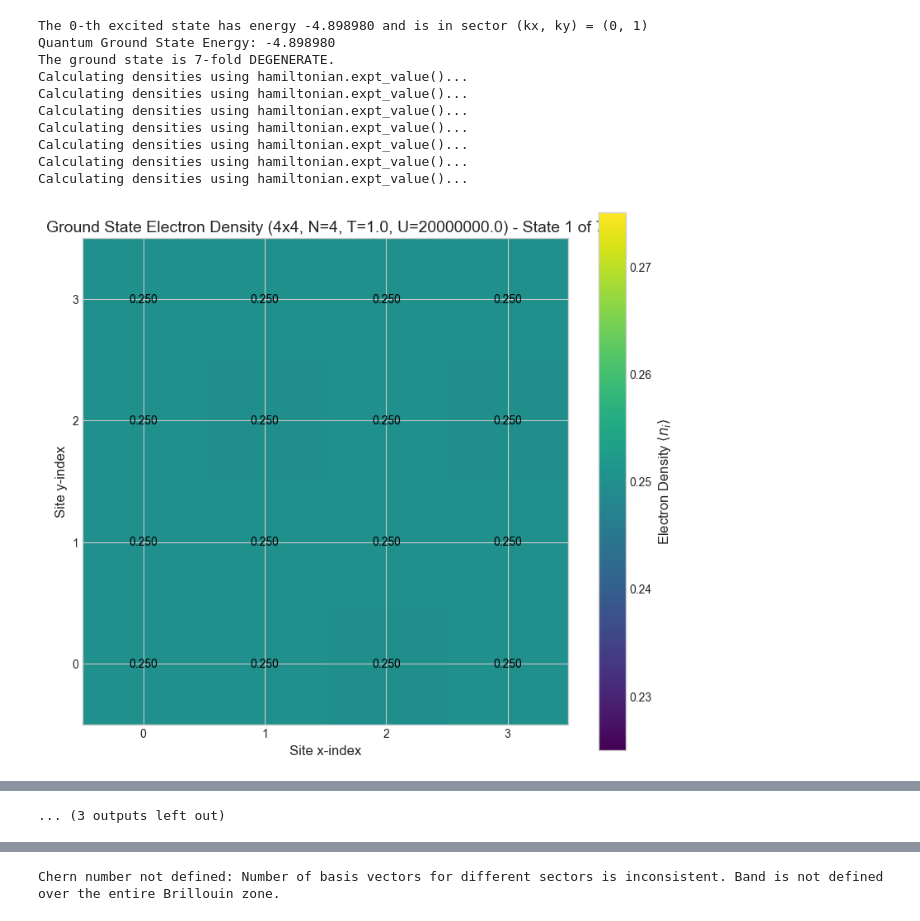
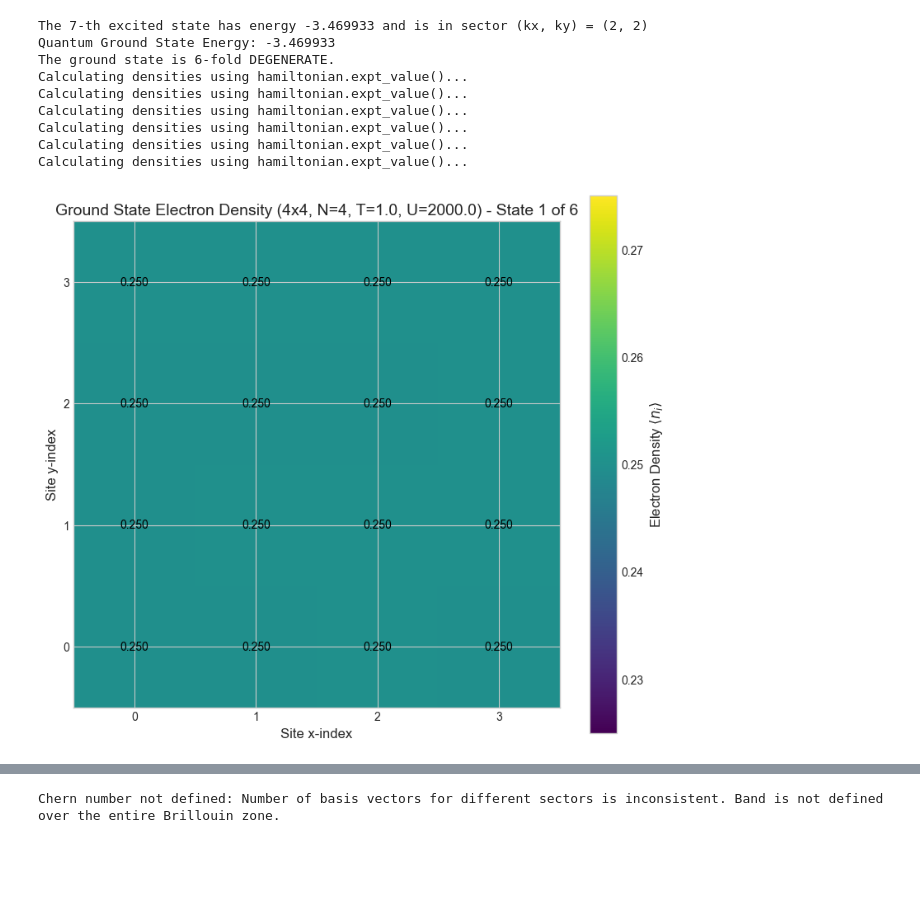
Before and after one commit to Maxlupo014/spinless_fermions_in_B, a Jupyter notebook: spinless_fermions_in_B.ipynb, the cells around one changed output, grey strips where cells are left out. Saved outputs shown, nothing was run; the diff lists cells and outputs as text; code cells hidden in the pictures; blank space fills up the shorter version.

```diff
--- a/spinless_fermions_in_B.ipynb
+++ b/spinless_fermions_in_B.ipynb
@@ -33,7 +33,7 @@ def calculate_density(vector, N_sites, basis_full):
     method for a symmetry-reduced basis.
     """
 
-    densities = np.zeros(N_sites, dtype=np.float64)
+    densities = np.zeros(N_sites, dtype=np.complex128)
 
 
     print("Calculating densities using hamiltonian.expt_value()...")
@@ -48,7 +48,7 @@ def calculate_density(vector, N_sites, basis_full):
         n_j_op = hamiltonian(op_list, [],
                             basis=basis_full,
                             check_symm=False,
-                            check_herm=False, check_pcon=False, dtype=np.float64) # 'n' is hermitian
+                            check_herm=False, check_pcon=False, dtype=np.complex128) # 'n' is hermitian
 
         # 5. Calculate the expectation value
         #    This computes <psi_k | n_j | psi_k>
@@ -362,7 +362,7 @@ def find_lowest_energies_per_k_sector(Lx, Ly, Nf, t, V, p, q ,kx_sector, ky_sect
     """
     basis= build_fermion_basis_with_translations(Lx, Ly, q, kx_sector, ky_sector, Nf)
     if p==0 or q==1: ###IMPLEMENT; READ DOCUMENTATOIN  FOR IMPROVEMENT
-        type=np.float64
+        type=np.complex128
     else:
         type=np.complex128
 
@@ -398,7 +398,7 @@ def find_lowest_energies_per_k_sector(Lx, Ly, Nf, t, V, p, q ,kx_sector, ky_sect
 
     #try to break degeneracy due to finite size
     if perturbation:
-        eps = 1e-5
+        eps = 1e-4
         epsilon_term = [[eps*(-1)**(i), map_double_index_to_single(i,j,Lx,Ly) ] for i in range(Lx) for j in range(Ly)]
         # epsilon_term = [[-eps, map_double_index_to_single(0,0,L)]]
         force_degeneracy = [["n", epsilon_term]]
@@ -421,8 +421,8 @@ def find_lowest_energies_per_k_sector(Lx, Ly, Nf, t, V, p, q ,kx_sector, ky_sect
 
     # The eigsh call finds the lowest eigenvalue ("SA" = Smallest Algebraic)
     # and its corresponding eigenvector.
-    energy, ground_state = H.eigsh(k=vec_number, which="SA")#, v0=v0)
-    #energy, ground_state = H.eigh()
+    #energy, ground_state = H.eigsh(k=vec_number, which="SA")#, v0=v0)
+    energy, ground_state = H.eigh()
     print(f"\nGround state energy for 2D system:", energy)
 
     return energy, ground_state, basis
@@ -510,11 +510,11 @@ p=0
 q=1
 bands_number=2
 t = 1.0      # Hopping strength
-V = 20000000.0      # Interaction strength
+V = 2000.0      # Interaction strength
 
 
 basis_full = spinless_fermion_basis_general(N_sites, Nf=Nf)
-#bands_number=basis_full.Ns
+bands_number=basis_full.Ns
 energies_array, sorted_energies, sorted_energy_values , ground_states_array, sorted_ground_states, ground_states_array_reduced = find_lowest_energies_across_all_sectors(Lx, Ly, Nf, t, V, p, q, bands_number, basis_full)
 # %% [output]
 Building basis for 4x4 spinless fermion lattice (N=4)
@@ -572,22 +594,21 @@ Total ground state is in  (-4.898980103796096+0j)  and is in sector 0 1
 # %%
-n=0  # Change this value to get different excited states
+n=7  # Change this value to get different excited states
 
 nth_excited_state = sorted_energies[n]  # This is a tuple (energy, kx, ky)
 # Extract the energy and corresponding kx, ky sector
 nth_energy, nth_kx, nth_ky, _ = nth_excited_state
 # Print the result
 print(f"The {n}-th excited state has energy {nth_energy:.6f} and is in sector (kx, ky) = ({nth_kx}, {nth_ky})")
 plot_ground_state_density(sorted_energy_values[n:], sorted_ground_states[:, n:] , Lx, Ly, Nf, t, V, basis_full=basis_full)
 # %% [output]
-The 0-th excited state has energy -4.898980 and is in sector (kx, ky) = (0, 1)
-Quantum Ground State Energy: -4.898980
-The ground state is 7-fold DEGENERATE.
+The 7-th excited state has energy -3.469933 and is in sector (kx, ky) = (2, 2)
+Quantum Ground State Energy: -3.469933
+The ground state is 6-fold DEGENERATE.
 Calculating densities using hamiltonian.expt_value()...
 Calculating densities using hamiltonian.expt_value()...
 Calculating densities using hamiltonian.expt_value()...
 Calculating densities using hamiltonian.expt_value()...
 Calculating densities using hamiltonian.expt_value()...
 Calculating densities using hamiltonian.expt_value()...
-Calculating densities using hamiltonian.expt_value()...
-[figure, old version]
+[figure, new version]
 [figure]
@@ -603 +623,0 @@ Calculating densities using hamiltonian.expt_value()...
-... (3 outputs left out)
```
Also changed, not shown: parts of 15 cells of this notebook, 2 other files.
